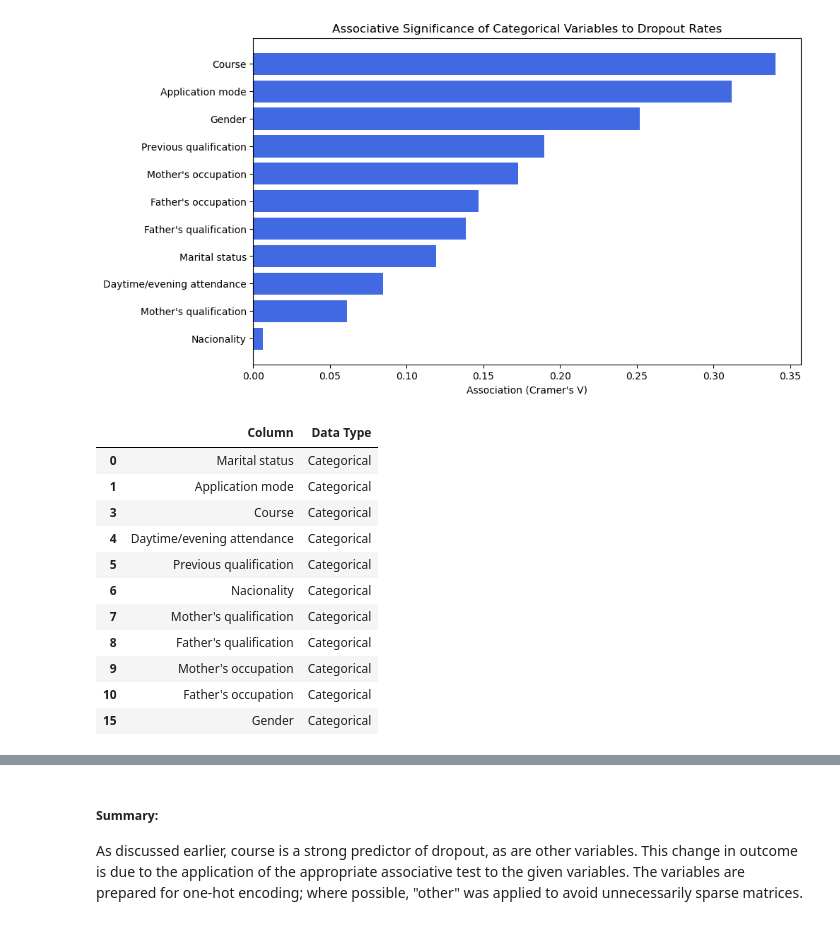
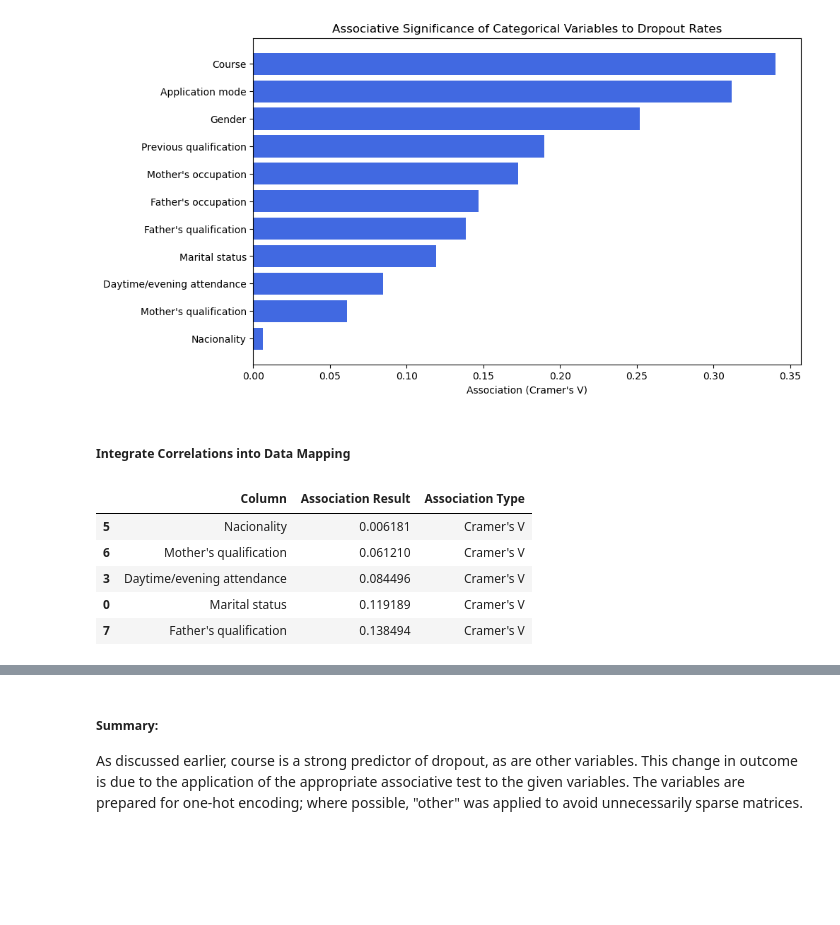
Before and after one commit to Kevin-Kwasnik/student-dropout-prediction, a Jupyter notebook: 2.Analysis/EDA.ipynb, the cells around one changed output, grey strips where cells are left out. Saved outputs shown, nothing was run; the diff lists cells and outputs as text; code cells hidden in the pictures; blank space fills up the shorter version.

```diff
--- a/2.Analysis/EDA.ipynb
+++ b/2.Analysis/EDA.ipynb
@@ -294,2 +308,6 @@ Rank-biserial correlation of Application order and Dropout rates -0.000142049385
+# %%
+data_type_mapping.set_index('Column', inplace=True)
+data_type_mapping.update(rb.set_index('Column'))
+data_type_mapping.reset_index(inplace=True)
 # %%
 plt.rcParams['figure.figsize']= [40,40]
@@ -905,18 +934,5 @@ plt.title('Associative Significance of Categorical Variables to Dropout Rates')
 plt.show()
 # %% [output]
 [figure]
-# %%
-data_type_mapping[data_type_mapping['Data Type'] == 'Categorical']
-# %% [output]
-|  | Column | Data Type |
-| 0 | Marital status | Categorical |
-| 1 | Application mode | Categorical |
-| 3 | Course | Categorical |
-| 4 | Daytime/evening attendance | Categorical |
-| 5 | Previous qualification | Categorical |
-| 6 | Nacionality | Categorical |
-| 7 | Mother's qualification | Categorical |
-| 8 | Father's qualification | Categorical |
-| 9 | Mother's occupation | Categorical |
-| 10 | Father's occupation | Categorical |
-| 15 | Gender | Categorical |
+# %% [markdown]
+##### Integrate Correlations into Data Mapping
@@ -922,0 +942,9 @@ data_type_mapping[data_type_mapping['Data Type'] == 'Categorical']
+# %%
+results_df.head()
+# %% [output]
+|  | Column | Association Result | Association Type |
+| 5 | Nacionality | 0.006181 | Cramer's V |
+| 6 | Mother's qualification | 0.061210 | Cramer's V |
+| 3 | Daytime/evening attendance | 0.084496 | Cramer's V |
+| 0 | Marital status | 0.119189 | Cramer's V |
+| 7 | Father's qualification | 0.138494 | Cramer's V |
```
Also changed, not shown: parts of 18 cells of this notebook.
